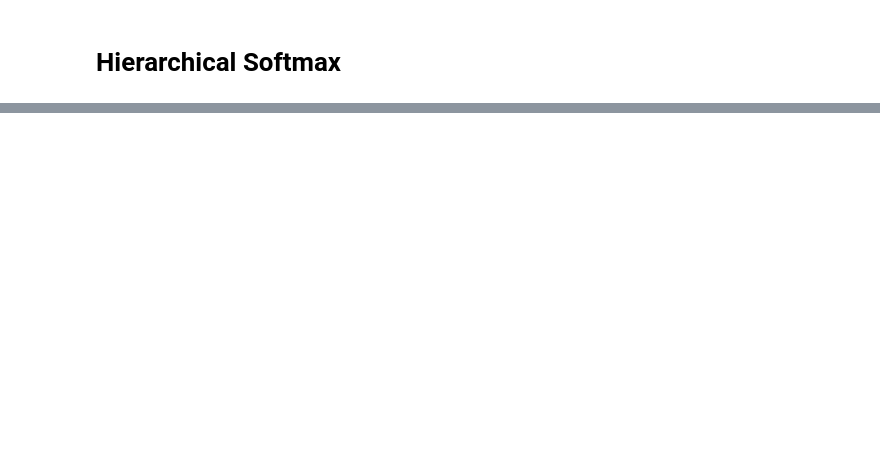
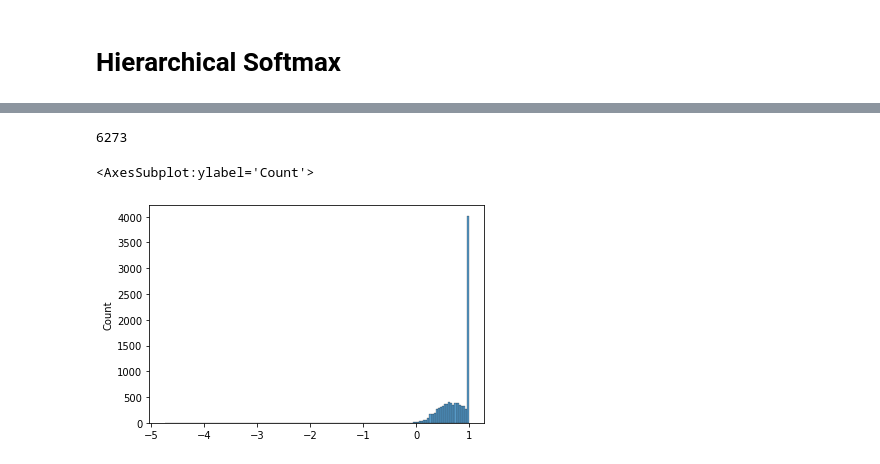
Before and after one commit to sherna90/mxprob, a Jupyter notebook: benchmarks/1.-mnist-softmax.ipynb, the cells around one changed output, grey strips where cells are left out. Drawn from its saved outputs; the diff is of its cells as text; code cells hidden in the pictures; blank space fills up the shorter version.

```diff
--- a/benchmarks/1.-mnist-softmax.ipynb
+++ b/benchmarks/1.-mnist-softmax.ipynb
@@ -283,7 +253,3 @@ from hamiltonian.inference.sgld import sgld
 
 model=hierarchical_softmax(hyper,in_units,out_units,ctx=model_ctx)
 inference=sgld(model,model.par,step_size=0.01,ctx=model_ctx)
-# %%
-loss,posterior_samples=inference.sample(epochs=100,batch_size=batch_size,
-                             data_loader=train_data,
-                             verbose=True)
@@ -304,16 +256,24 @@ loss: 1.1516
 # %%
-import matplotlib.pyplot as plt
-import seaborn as sns
-plt.rcParams['figure.dpi'] = 360
-sns.set_style("whitegrid")
+train_sgld=False
+num_epochs=100
 
+if train_sgld:
+    loss,posterior_samples=inference.sample(epochs=num_epochs,batch_size=batch_size,
+                                data_loader=train_data,
+                                verbose=True,chain_name='chain_hierarchical')
 
-fig=plt.figure(figsize=[5,5])
-plt.plot(loss[0],color='blue',lw=3)
-plt.plot(loss[1],color='red',lw=3)
-plt.xlabel('Epoch', size=18)
-plt.ylabel('Loss', size=18)
-plt.title('SGLD Hierarchical Softmax MNIST', size=18)
-plt.xticks(size=14)
-plt.yticks(size=14)
-plt.savefig('sgld_hierarchical_softmax.pdf', bbox_inches='tight')
+    plt.rcParams['figure.dpi'] = 360
+    sns.set_style("whitegrid")
+    fig=plt.figure(figsize=[5,5])
+    plt.plot(loss[0],color='blue',lw=3)
+    plt.plot(loss[1],color='red',lw=3)
+    plt.xlabel('Epoch', size=18)
+    plt.ylabel('Loss', size=18)
+    plt.title('SGLD Hierarchical Softmax MNIST', size=18)
+    plt.xticks(size=14)
+    plt.yticks(size=14)
+    plt.savefig('sgld_hierarchical_softmax.pdf', bbox_inches='tight')
+else:
+    chain1=glob.glob("../scripts/results/softmax/chain_hierarchical_0_1_sgld*")
+    chain2=glob.glob("../scripts/results/softmax/chain_hierarchical_0_sgld*")
+    posterior_samples=[chain1,chain2]
@@ -321,0 +280,2 @@ plt.savefig('sgld_hierarchical_softmax.pdf', bbox_inches='tight')
+# %%
+total_samples,total_labels,log_like=inference.predict(posterior_samples_flat,5,data_loader=val_data)
@@ -386,0 +343,12 @@ print(mean_mcse_values)
+# %%
+loo,loos,ks=psisloo(log_like)
+# %%
+np.sum(ks>0.7)
+# %% [output]
+6273
+# %%
+ks[ks>1]=1
+sns.histplot(ks)
+# %% [output]
+<AxesSubplot:ylabel='Count'>
+[figure, added]
```
Also changed, not shown: parts of 39 cells of this notebook, 3 other files.
